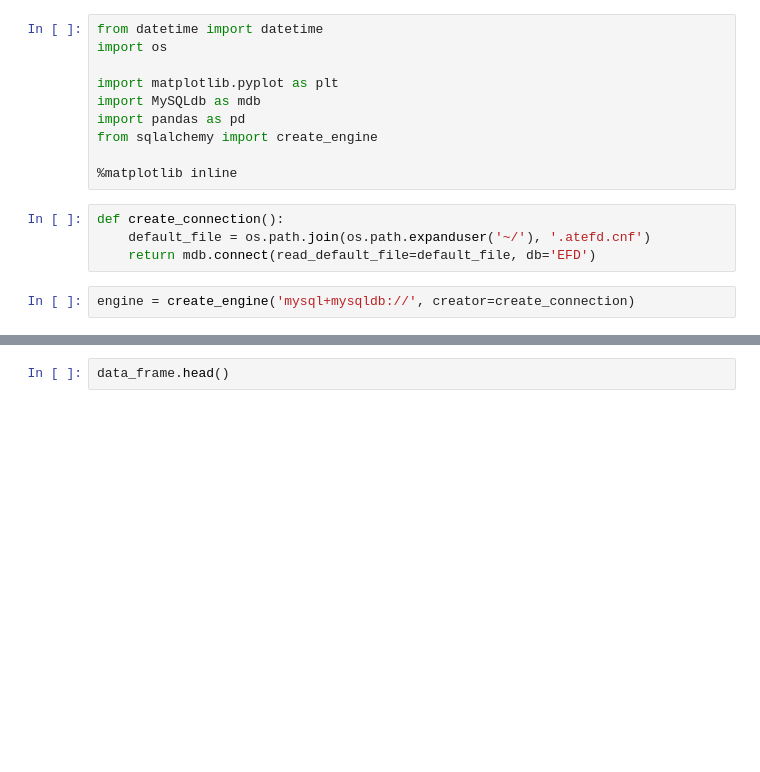
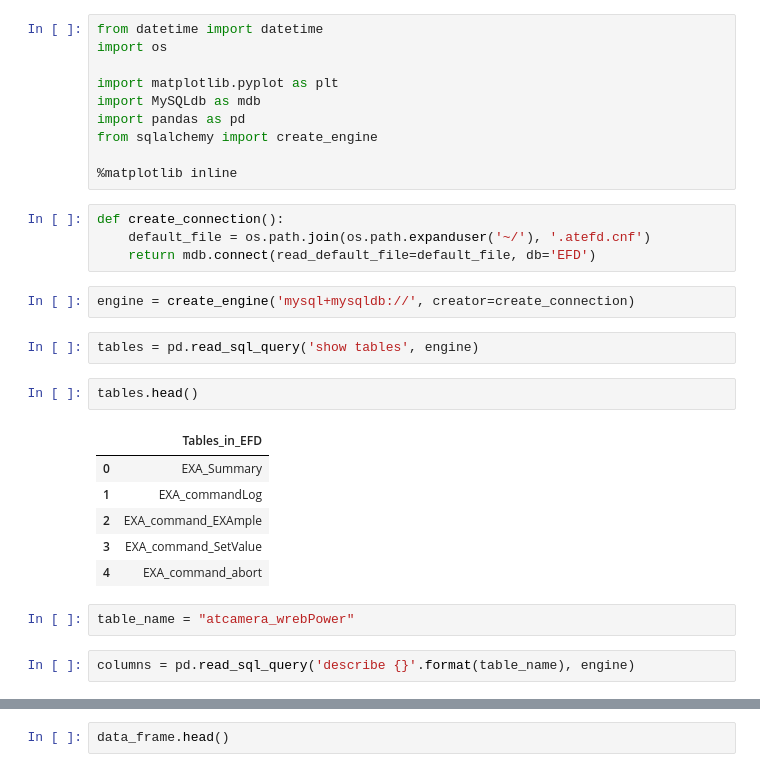
Before and after one commit to mareuter/notebooks, a Jupyter notebook: LSST/Systems_Engineering/Early_Integration_Activities/Plot_EFD.ipynb, the cells around one changed output, grey strips where cells are left out. Drawn from its saved outputs; the diff is of its cells as text; blank space fills up the shorter version.

```diff
--- a/LSST/Systems_Engineering/Early_Integration_Activities/Plot_EFD.ipynb
+++ b/LSST/Systems_Engineering/Early_Integration_Activities/Plot_EFD.ipynb
@@ -16,3 +16,18 @@ def create_connection():
     return mdb.connect(read_default_file=default_file, db='EFD')
 # %%
 engine = create_engine('mysql+mysqldb://', creator=create_connection)
+# %%
+tables = pd.read_sql_query('show tables', engine)
+# %%
+tables.head()
+# %% [output]
+|  | Tables_in_EFD |
+| 0 | EXA_Summary |
+| 1 | EXA_commandLog |
+| 2 | EXA_command_EXAmple |
+| 3 | EXA_command_SetValue |
+| 4 | EXA_command_abort |
+# %%
+table_name = "atcamera_wrebPower"
+# %%
+columns = pd.read_sql_query('describe {}'.format(table_name), engine)
```
Also changed, not shown: parts of 3 cells of this notebook.
